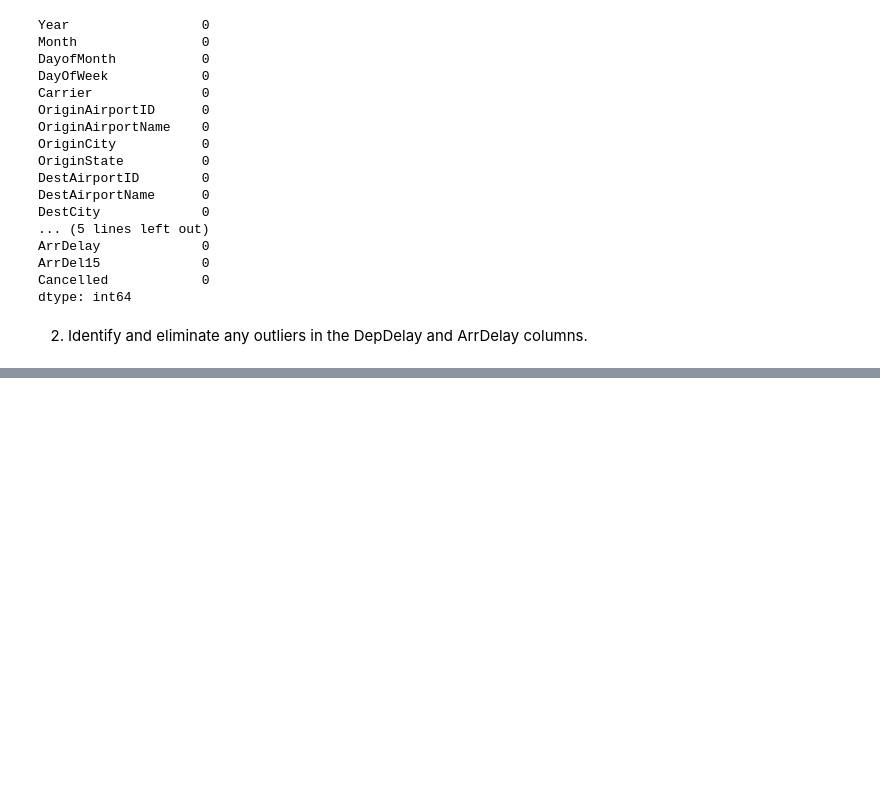
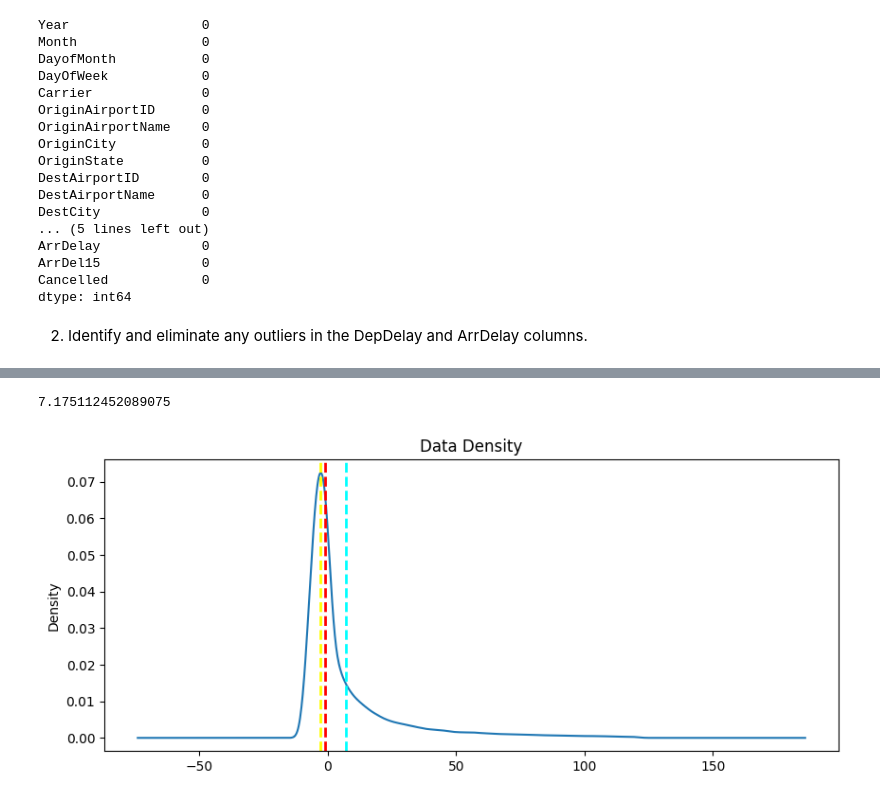
Before and after one commit to LuciaRavazzi/AzureML, a Jupyter notebook: AzureDataScientistAssociate/1_Create_Machine_Learning_Models/1_ExploreAndAnalyzeDataWithPython.ipynb, the cells around one changed output, grey strips where cells are left out. Saved outputs shown, nothing was run; the diff lists cells and outputs as text; code cells hidden in the pictures; blank space fills up the shorter version.

```diff
--- a/AzureDataScientistAssociate/1_Create_Machine_Learning_Models/1_ExploreAndAnalyzeDataWithPython.ipynb
+++ b/AzureDataScientistAssociate/1_Create_Machine_Learning_Models/1_ExploreAndAnalyzeDataWithPython.ipynb
@@ -374,26 +374,3 @@ plt.title('Data Distribution')
 fig.show()
 # %% [output]
 [figure]
-# %%
-def show_density(var_data):
-    from matplotlib import pyplot as plt
-
-    fig = plt.figure(figsize=(10,4))
-
-    # Plot density
-    var_data.plot.density()
-
-    # Add titles and labels
-    plt.title('Data Density')
-
-    # Show the mean, median, and mode
-    plt.axvline(x=var_data.mean(), color = 'cyan', linestyle='dashed', linewidth = 2)
-    plt.axvline(x=var_data.median(), color = 'red', linestyle='dashed', linewidth = 2)
-    plt.axvline(x=var_data.mode()[0], color = 'yellow', linestyle='dashed', linewidth = 2)
-
-    # Show the figure
-    plt.show()
-
-# Get the density of Grade
-col = df_students['Grade']
-show_density(col)
@@ -755,0 +807,8 @@ plt.axvline(np.percentile(df[['DepDelay']], 99), ls = '--', color = 'grey')
+# %%
+df['DepDelay'].mean()
+# %% [output]
+7.175112452089075
+# %%
+show_density(df['DepDelay']);
+# %% [output]
+[figure, added]
```
Also changed, not shown: parts of 32 cells of this notebook, 1 other file.
